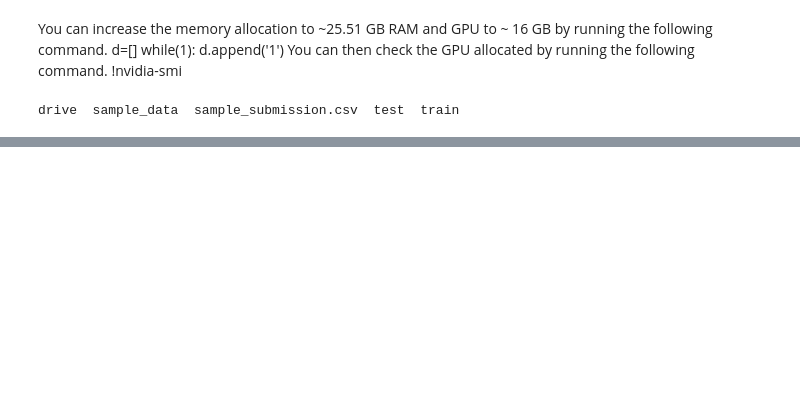
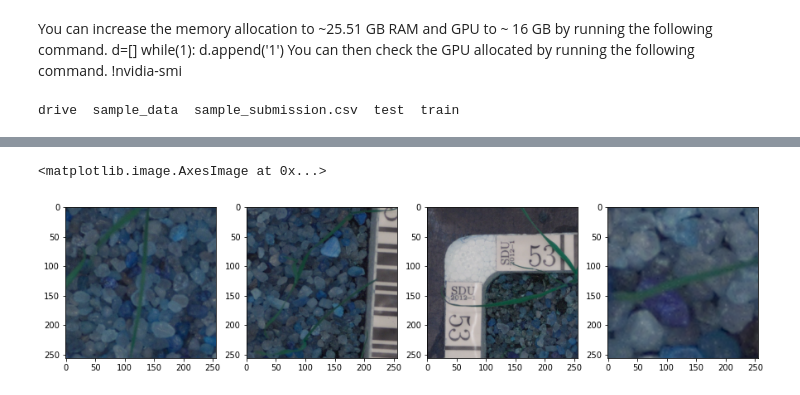
Before and after one commit to rinkideo/datascience_projects, a Jupyter notebook: plant_seedling_prj.ipynb, the cells around one changed output, grey strips where cells are left out. Saved outputs shown, nothing was run; the diff lists cells and outputs as text; code cells hidden in the pictures; blank space fills up the shorter version.

```diff
--- a/plant_seedling_prj.ipynb
+++ b/plant_seedling_prj.ipynb
@@ -150,7 +126,0 @@ images_per_class
-# %%
-def resize_images(img):
-
-  img = np.array(img).astype(np.uint8)
-  #print(img.dtype)
-  res = cv2.resize(img,(256,256), interpolation = cv2.INTER_CUBIC)
-  return res
@@ -250,0 +174,10 @@ error: ignored
+# %%
+## After resizing
+fig, axs = plt.subplots(1, 4, figsize=(15,15))
+axs[0].imshow(images_rsz[10])
+axs[1].imshow(images_rsz[11])
+axs[2].imshow(images_rsz[22])
+axs[3].imshow(images_rsz[35])
+# %% [output]
+<matplotlib.image.AxesImage at 0x...>
+[figure, added]
```
Also changed, not shown: parts of 66 cells of this notebook.
